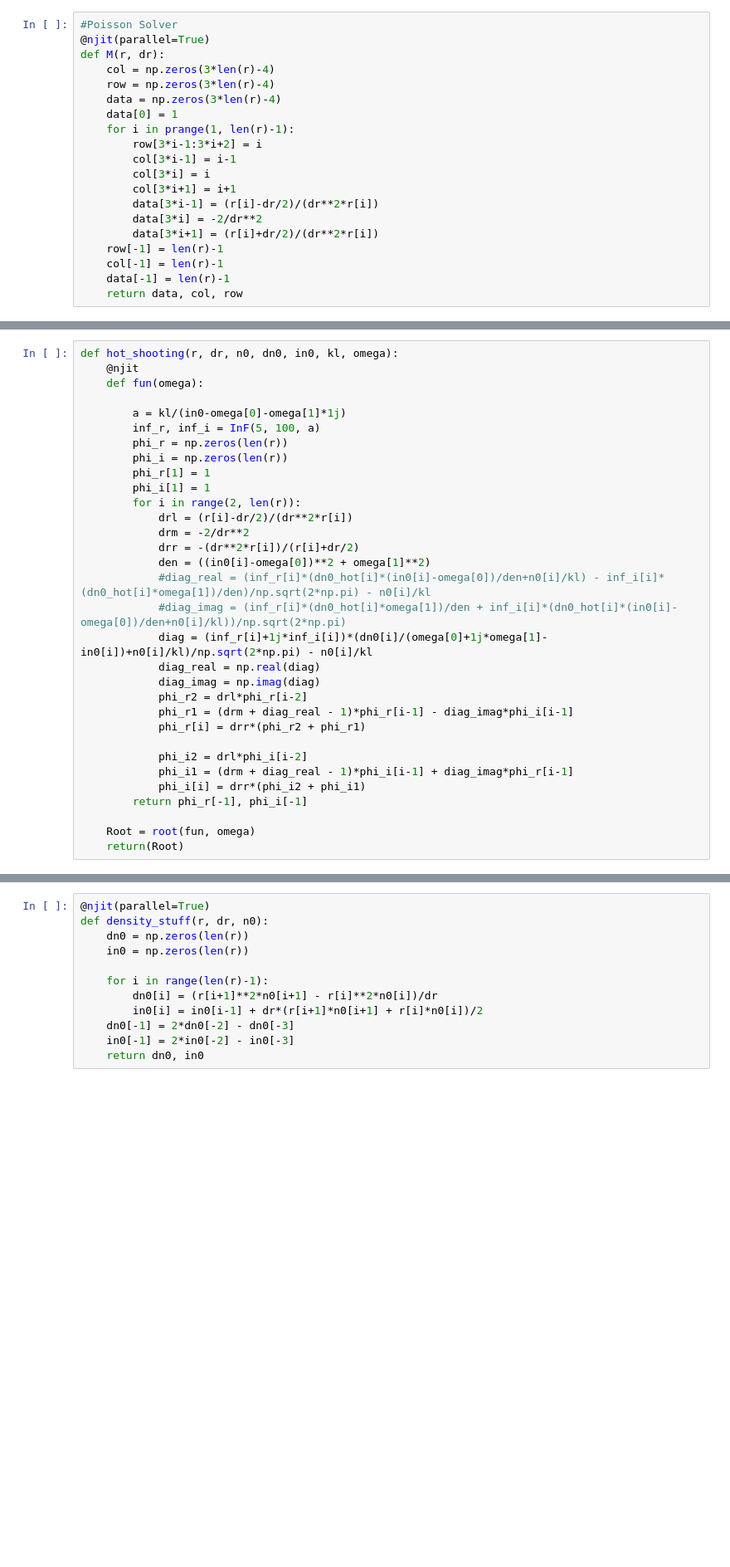
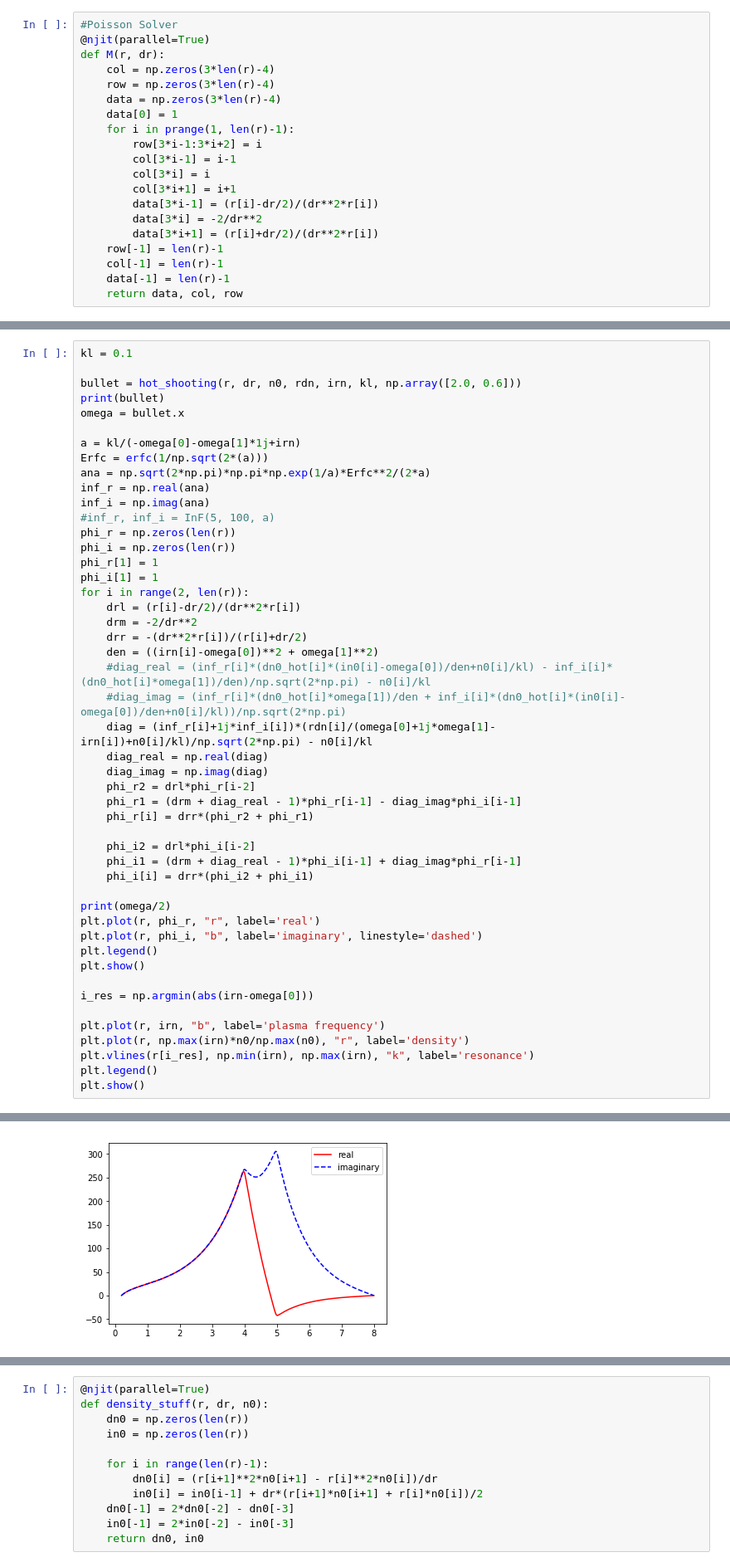
Before and after one commit to PatrickStbr/ZPinchDioctron, a Jupyter notebook: shooting.ipynb, the cells around one changed output, grey strips where cells are left out. Shown: that part at 83% size. Cells and saved outputs as stored; diff of their text form; blank space fills up the shorter version.

```diff
--- a/shooting.ipynb
+++ b/shooting.ipynb
@@ -620,32 +443,49 @@ def shooting(r, dr, dn0, in0, omega):
 # %%
-def hot_shooting(r, dr, n0, dn0, in0, kl, omega):
-    @njit
-    def fun(omega):
+kl = 0.1
 
-        a = kl/(in0-omega[0]-omega[1]*1j)
-        inf_r, inf_i = InF(5, 100, a)
-        phi_r = np.zeros(len(r))
-        phi_i = np.zeros(len(r))
-        phi_r[1] = 1
-        phi_i[1] = 1
-        for i in range(2, len(r)):
-            drl = (r[i]-dr/2)/(dr**2*r[i])
-            drm = -2/dr**2
-            drr = -(dr**2*r[i])/(r[i]+dr/2)
-            den = ((in0[i]-omega[0])**2 + omega[1]**2)
-            #diag_real = (inf_r[i]*(dn0_hot[i]*(in0[i]-omega[0])/den+n0[i]/kl) - inf_i[i]*(dn0_hot[i]*omega[1])/den)/np.sqrt(2*np.pi) - n0[i]/kl
-            #diag_imag = (inf_r[i]*(dn0_hot[i]*omega[1])/den + inf_i[i]*(dn0_hot[i]*(in0[i]-omega[0])/den+n0[i]/kl))/np.sqrt(2*np.pi)
-            diag = (inf_r[i]+1j*inf_i[i])*(dn0[i]/(omega[0]+1j*omega[1]-in0[i])+n0[i]/kl)/np.sqrt(2*np.pi) - n0[i]/kl
-            diag_real = np.real(diag)
-            diag_imag = np.imag(diag)
-            phi_r2 = drl*phi_r[i-2]
-            phi_r1 = (drm + diag_real - 1)*phi_r[i-1] - diag_imag*phi_i[i-1]
-            phi_r[i] = drr*(phi_r2 + phi_r1)
+bullet = hot_shooting(r, dr, n0, rdn, irn, kl, np.array([2.0, 0.6]))
+print(bullet)
+omega = bullet.x
 
-            phi_i2 = drl*phi_i[i-2]
-            phi_i1 = (drm + diag_real - 1)*phi_i[i-1] + diag_imag*phi_r[i-1]
-            phi_i[i] = drr*(phi_i2 + phi_i1)
-        return phi_r[-1], phi_i[-1]
+a = kl/(-omega[0]-omega[1]*1j+irn)
+Erfc = erfc(1/np.sqrt(2*(a)))
+ana = np.sqrt(2*np.pi)*np.pi*np.exp(1/a)*Erfc**2/(2*a)
+inf_r = np.real(ana)
+inf_i = np.imag(ana)
+#inf_r, inf_i = InF(5, 100, a)
+phi_r = np.zeros(len(r))
+phi_i = np.zeros(len(r))
+phi_r[1] = 1
+phi_i[1] = 1
+for i in range(2, len(r)):
+    drl = (r[i]-dr/2)/(dr**2*r[i])
+    drm = -2/dr**2
+    drr = -(dr**2*r[i])/(r[i]+dr/2)
+    den = ((irn[i]-omega[0])**2 + omega[1]**2)
+    #diag_real = (inf_r[i]*(dn0_hot[i]*(in0[i]-omega[0])/den+n0[i]/kl) - inf_i[i]*(dn0_hot[i]*omega[1])/den)/np.sqrt(2*np.pi) - n0[i]/kl
+    #diag_imag = (inf_r[i]*(dn0_hot[i]*omega[1])/den + inf_i[i]*(dn0_hot[i]*(in0[i]-omega[0])/den+n0[i]/kl))/np.sqrt(2*np.pi)
+    diag = (inf_r[i]+1j*inf_i[i])*(rdn[i]/(omega[0]+1j*omega[1]-irn[i])+n0[i]/kl)/np.sqrt(2*np.pi) - n0[i]/kl
+    diag_real = np.real(diag)
+    diag_imag = np.imag(diag)
+    phi_r2 = drl*phi_r[i-2]
+    phi_r1 = (drm + diag_real - 1)*phi_r[i-1] - diag_imag*phi_i[i-1]
+    phi_r[i] = drr*(phi_r2 + phi_r1)
 
-    Root = root(fun, omega)
-    return(Root)
+    phi_i2 = drl*phi_i[i-2]
+    phi_i1 = (drm + diag_real - 1)*phi_i[i-1] + diag_imag*phi_r[i-1]
+    phi_i[i] = drr*(phi_i2 + phi_i1)
+
+print(omega/2)
+plt.plot(r, phi_r, "r", label='real')
+plt.plot(r, phi_i, "b", label='imaginary', linestyle='dashed')
+plt.legend()
+plt.show()
+
+i_res = np.argmin(abs(irn-omega[0]))
+
+plt.plot(r, irn, "b", label='plasma frequency')
+plt.plot(r, np.max(irn)*n0/np.max(n0), "r", label='density')
+plt.vlines(r[i_res], np.min(irn), np.max(irn), "k", label='resonance')
+plt.legend()
+plt.show()
+# %% [output]
@@ -651,0 +503 @@ def hot_shooting(r, dr, n0, dn0, in0, kl, omega):
+[figure, added]
```
Also changed, not shown: parts of 52 cells of this notebook.
